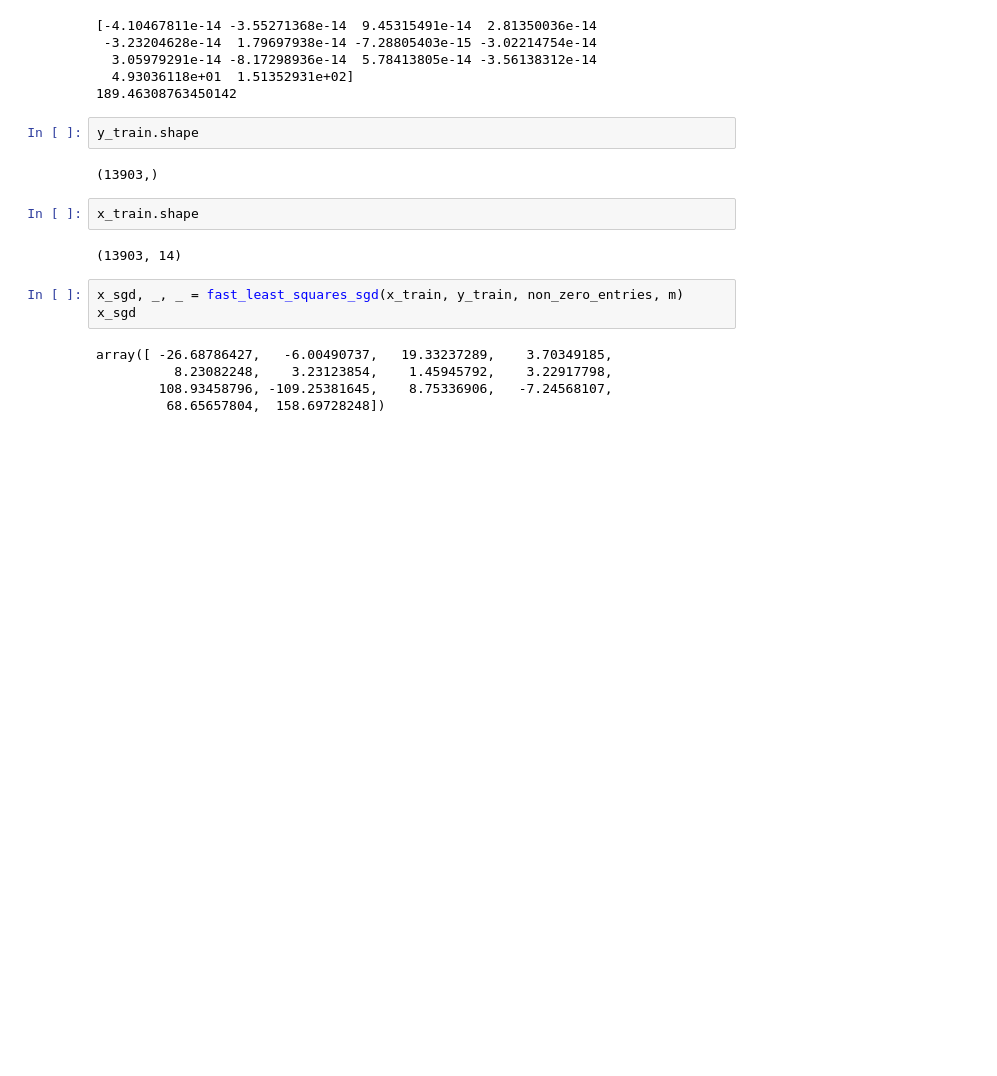
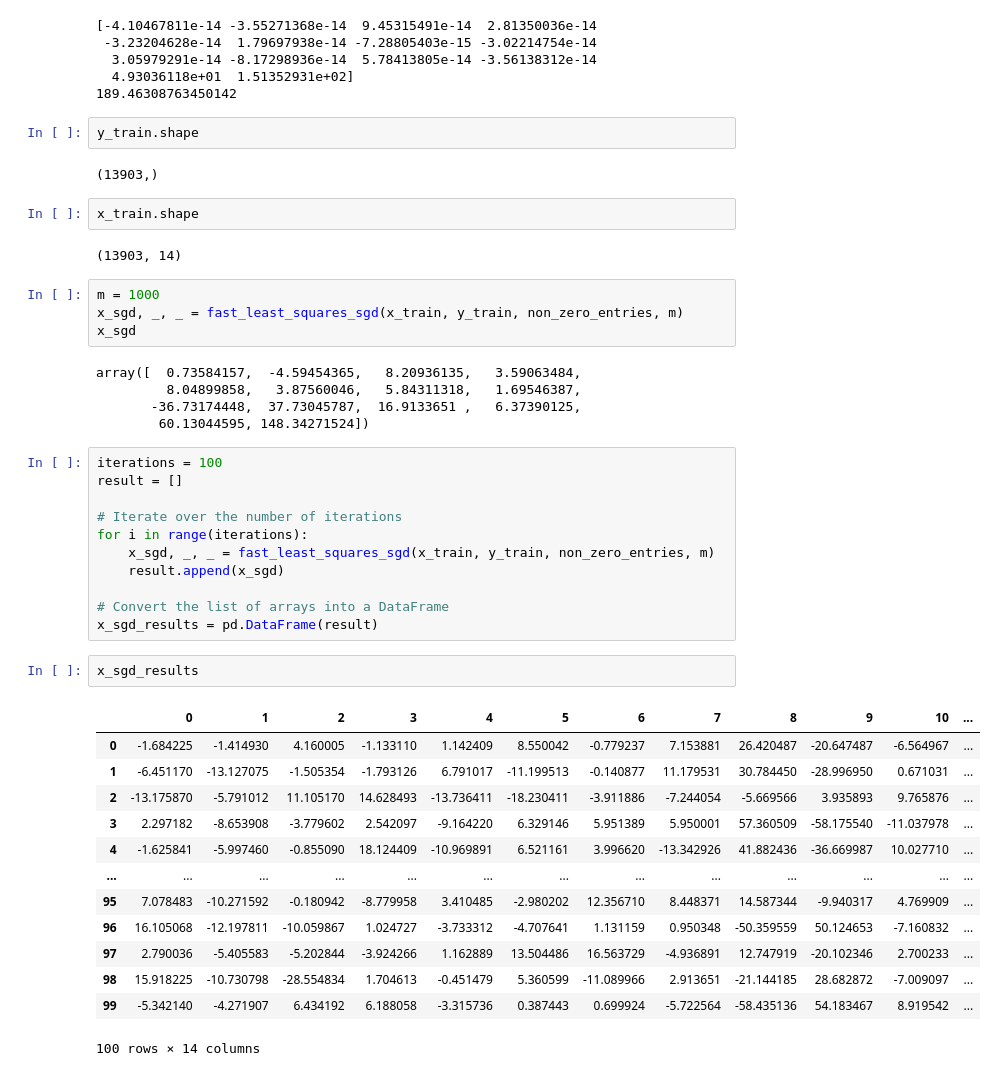
Before and after one commit to LakBoonJun1/DSA4288, a Jupyter notebook: Notebook/application.ipynb, the cells around one changed output. Drawn from its saved outputs; the diff is of its cells as text; blank space fills up the shorter version.

```diff
--- a/Notebook/application.ipynb
+++ b/Notebook/application.ipynb
@@ -676,10 +676,38 @@ x_train.shape
 # %% [output]
 (13903, 14)
 # %%
+m = 1000
 x_sgd, _, _ = fast_least_squares_sgd(x_train, y_train, non_zero_entries, m)
 x_sgd
 # %% [output]
-array([ -26.68786427,   -6.00490737,   19.33237289,    3.70349185,
-          8.23082248,    3.23123854,    1.45945792,    3.22917798,
-        108.93458796, -109.25381645,    8.75336906,   -7.24568107,
-         68.65657804,  158.69728248])
+array([  0.73584157,  -4.59454365,   8.20936135,   3.59063484,
+         8.04899858,   3.87560046,   5.84311318,   1.69546387,
+       -36.73174448,  37.73045787,  16.9133651 ,   6.37390125,
+        60.13044595, 148.34271524])
+# %%
+iterations = 100
+result = []
+
+# Iterate over the number of iterations
+for i in range(iterations):
+    x_sgd, _, _ = fast_least_squares_sgd(x_train, y_train, non_zero_entries, m)
+    result.append(x_sgd)
+
+# Convert the list of arrays into a DataFrame
+x_sgd_results = pd.DataFrame(result)
+# %%
+x_sgd_results
+# %% [output]
+|  | 0 | 1 | 2 | 3 | 4 | 5 | 6 | 7 | 8 | 9 | 10 | ... |
+| 0 | -1.684225 | -1.414930 | 4.160005 | -1.133110 | 1.142409 | 8.550042 | -0.779237 | 7.153881 | 26.420487 | -20.647487 | -6.564967 | ... |
+| 1 | -6.451170 | -13.127075 | -1.505354 | -1.793126 | 6.791017 | -11.199513 | -0.140877 | 11.179531 | 30.784450 | -28.996950 | 0.671031 | ... |
+| 2 | -13.175870 | -5.791012 | 11.105170 | 14.628493 | -13.736411 | -18.230411 | -3.911886 | -7.244054 | -5.669566 | 3.935893 | 9.765876 | ... |
+| 3 | 2.297182 | -8.653908 | -3.779602 | 2.542097 | -9.164220 | 6.329146 | 5.951389 | 5.950001 | 57.360509 | -58.175540 | -11.037978 | ... |
+| 4 | -1.625841 | -5.997460 | -0.855090 | 18.124409 | -10.969891 | 6.521161 | 3.996620 | -13.342926 | 41.882436 | -36.669987 | 10.027710 | ... |
+| ... | ... | ... | ... | ... | ... | ... | ... | ... | ... | ... | ... | ... |
+| 95 | 7.078483 | -10.271592 | -0.180942 | -8.779958 | 3.410485 | -2.980202 | 12.356710 | 8.448371 | 14.587344 | -9.940317 | 4.769909 | ... |
+| 96 | 16.105068 | -12.197811 | -10.059867 | 1.024727 | -3.733312 | -4.707641 | 1.131159 | 0.950348 | -50.359559 | 50.124653 | -7.160832 | ... |
+| 97 | 2.790036 | -5.405583 | -5.202844 | -3.924266 | 1.162889 | 13.504486 | 16.563729 | -4.936891 | 12.747919 | -20.102346 | 2.700233 | ... |
+| 98 | 15.918225 | -10.730798 | -28.554834 | 1.704613 | -0.451479 | 5.360599 | -11.089966 | 2.913651 | -21.144185 | 28.682872 | -7.009097 | ... |
+| 99 | -5.342140 | -4.271907 | 6.434192 | 6.188058 | -3.315736 | 0.387443 | 0.699924 | -5.722564 | -58.435136 | 54.183467 | 8.919542 | ... |
+100 rows × 14 columns
```
Also changed, not shown: parts of 1 cell of this notebook.
